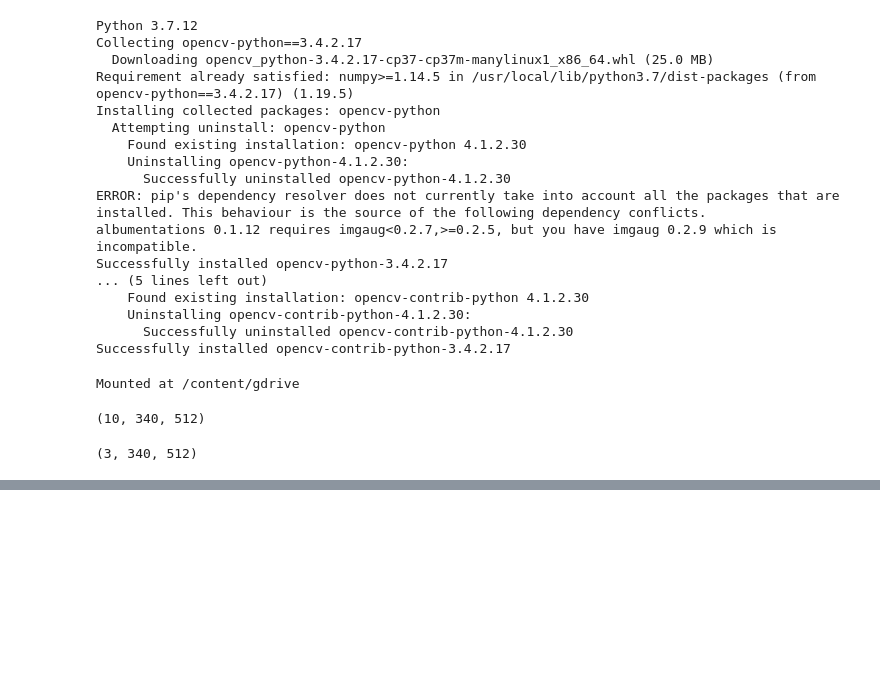
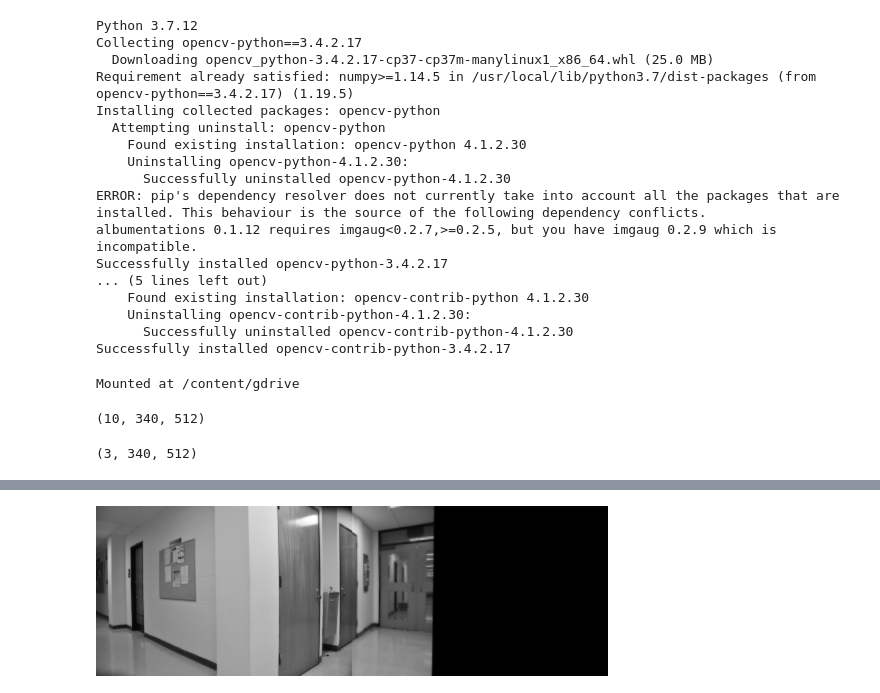
Before and after one commit to scheung97/EECE5639_ComputerVision, a Jupyter notebook: p2.ipynb, the cells around one changed output, grey strips where cells are left out. Saved outputs shown, nothing was run; the diff lists cells and outputs as text; code cells hidden in the pictures; blank space fills up the shorter version.

```diff
--- a/p2.ipynb
+++ b/p2.ipynb
@@ -499,0 +500,11 @@ Stitched Image:
+# %%
+# apply blending
+
+gauss_img = cv2.GaussianBlur(warped_img, (3,3), 0)
+alpha = 0.5
+beta = 1-alpha
+blended_img = cv2.addWeighted(warped_img, alpha, gauss_img, beta, 0)
+
+cv2_imshow(blended_img)
+# %% [output]
+[figure, added]
```
Also changed, not shown: parts of 5 cells of this notebook.
